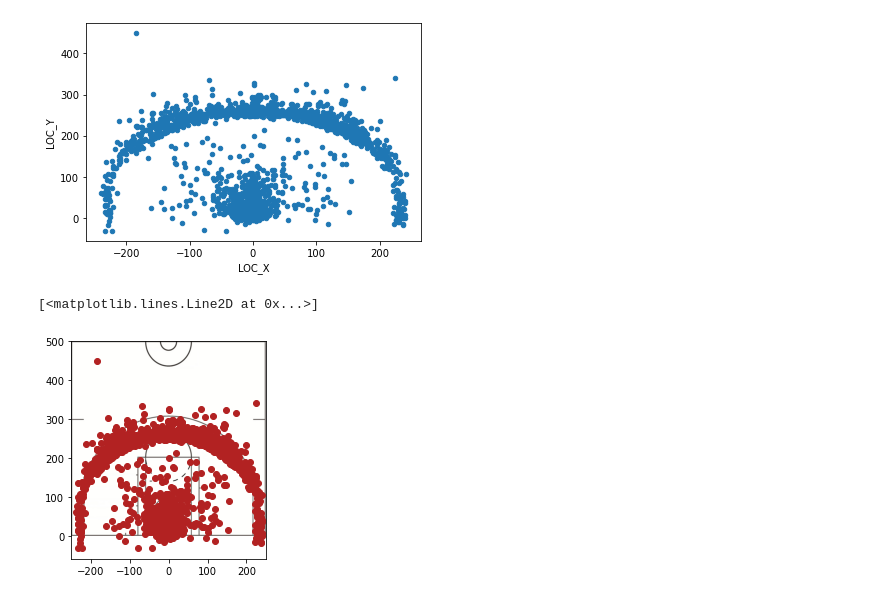
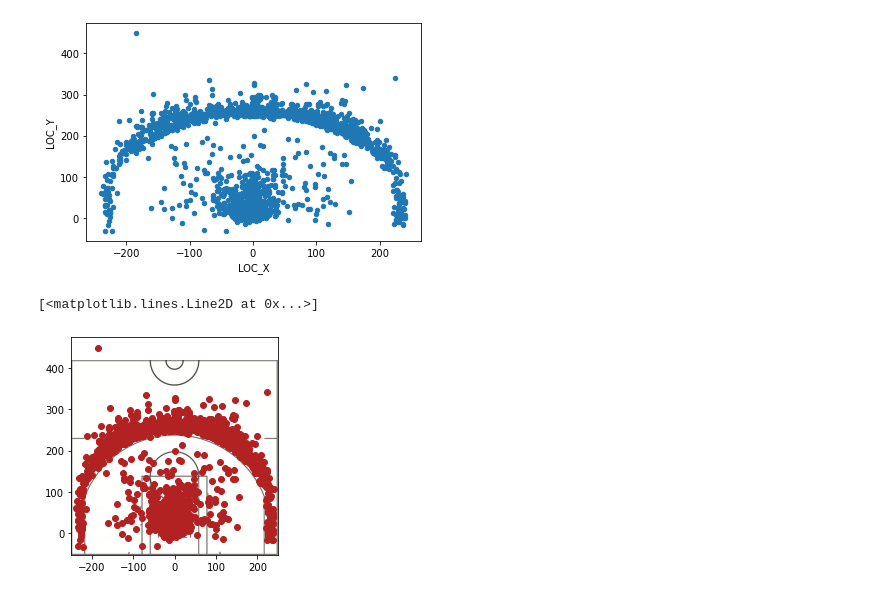
Before and after one commit to Zdolny99/NBA_shot_analysis, a Jupyter notebook: visualize.ipynb, the cells around one changed output. Drawn from its saved outputs; the diff is of its cells as text; code cells hidden in the pictures.

```diff
--- a/visualize.ipynb
+++ b/visualize.ipynb
@@ -26,8 +28,9 @@ plt.show()
 [figure]
 # %%
 fig, ax = plt.subplots()
-ax.imshow(im, extent=[-250, 250, 0, 500])
+
+ax.imshow(im, extent=[-250, 250, -52, 418])
 ax.plot(df['LOC_X'], df['LOC_Y'], 'o', linewidth=5, color='firebrick')
 # %% [output]
 [<matplotlib.lines.Line2D at 0x...>]
-[figure, old version]
+[figure, new version]
```
Also changed, not shown: parts of 6 cells of this notebook, 1 other file.
